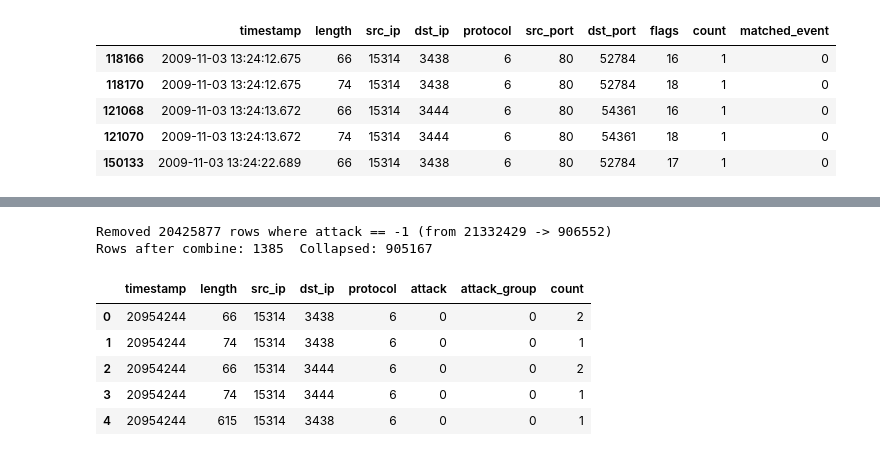
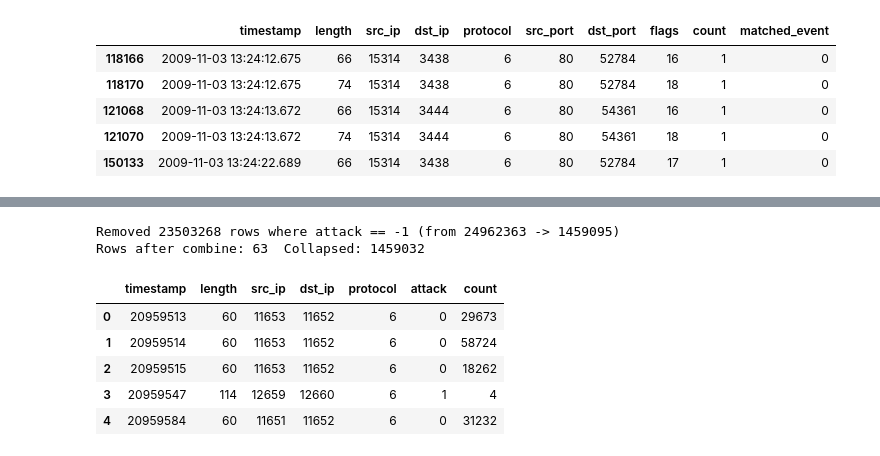
Before and after one commit to iDataVisualizationLab/tcp_timearcs, a Jupyter notebook: check.ipynb, the cells around one changed output, grey strips where cells are left out. Cells and saved outputs as stored; diff of their text form; code cells hidden in the pictures.

```diff
--- a/check.ipynb
+++ b/check.ipynb
@@ -74,7 +74,7 @@ df_0.head()
 # %%
 import pandas as pd
 
-df90 = pd.read_csv('90min_day1_grouped.csv')
+df90 = pd.read_csv('compressed_set5_matched.csv')
 
 df90.head()
 # %% [output]
@@ -101,40 +101,44 @@ df90.head()
 # %%
 # Remove rows with attack == -1 (or matched_event == -1) before deduplication
 df90_min = df90.copy()
 col_to_check = 'attack' if 'attack' in df90_min.columns else ('matched_event' if 'matched_event' in df90_min.columns else None)
 if col_to_check is None:
     raise KeyError("No 'attack' or 'matched_event' column found to filter -1 values.")
 before_rows = len(df90_min)
 df90_min = df90_min[df90_min[col_to_check] != -1].copy()
 removed = before_rows - len(df90_min)
 print(f"Removed {removed} rows where {col_to_check} == -1 (from {before_rows} -> {len(df90_min)})")
 
 # represent timestamp as minutes (no seconds / milliseconds)
 df90_min['timestamp'] = df90_min['timestamp'] // 60000
 
 # Deduplicate on selected columns (ensure dupe_cols excludes 'count')
-dupe_cols = ['timestamp', 'length', 'src_ip', 'dst_ip', 'protocol', 'attack', 'attack_group']
+base_dupe_cols = ['timestamp', 'length', 'src_ip', 'dst_ip', 'protocol', 'attack']
+if 'attack_group' in df90_min.columns:
+    dupe_cols = base_dupe_cols + ['attack_group']
+else:
+    dupe_cols = base_dupe_cols
 
 # Build stable key and aggregate
 key_col = '__key__'
 df90_min[key_col] = pd.util.hash_pandas_object(df90_min[dupe_cols], index=False)
 first_mask = ~df90_min[key_col].duplicated()
 count_sum = df90_min.groupby(key_col, sort=False)['count'].sum()
 
 df90_minute_combined = df90_min.loc[first_mask, dupe_cols].copy()
 df90_minute_combined['count'] = df90_min.loc[first_mask, key_col].map(count_sum).values
 df90_minute_combined.reset_index(drop=True, inplace=True)
 
 print(f'Rows after combine: {len(df90_minute_combined)}  Collapsed: {len(df90_min) - len(df90_minute_combined)}')
 
-df90_minute_combined.to_csv('90min_day1_collapsed.csv', index=False)
+df90_minute_combined.to_csv('set5_attacks.csv', index=False)
 df90_minute_combined.head()
 # %% [output]
-Removed 20425877 rows where attack == -1 (from 21332429 -> 906552)
-Rows after combine: 1385  Collapsed: 905167
+Removed 23503268 rows where attack == -1 (from 24962363 -> 1459095)
+Rows after combine: 63  Collapsed: 1459032
-|  | timestamp | length | src_ip | dst_ip | protocol | attack | attack_group | count |
-| 0 | 20954244 | 66 | 15314 | 3438 | 6 | 0 | 0 | 2 |
-| 1 | 20954244 | 74 | 15314 | 3438 | 6 | 0 | 0 | 1 |
-| 2 | 20954244 | 66 | 15314 | 3444 | 6 | 0 | 0 | 2 |
-| 3 | 20954244 | 74 | 15314 | 3444 | 6 | 0 | 0 | 1 |
-| 4 | 20954244 | 615 | 15314 | 3438 | 6 | 0 | 0 | 1 |
+|  | timestamp | length | src_ip | dst_ip | protocol | attack | count |
+| 0 | 20959513 | 60 | 11653 | 11652 | 6 | 0 | 29673 |
+| 1 | 20959514 | 60 | 11653 | 11652 | 6 | 0 | 58724 |
+| 2 | 20959515 | 60 | 11653 | 11652 | 6 | 0 | 18262 |
+| 3 | 20959547 | 114 | 12659 | 12660 | 6 | 1 | 4 |
+| 4 | 20959584 | 60 | 11651 | 11652 | 6 | 0 | 31232 |
```
Also changed, not shown: parts of 2 cells of this notebook, 9 other files.
